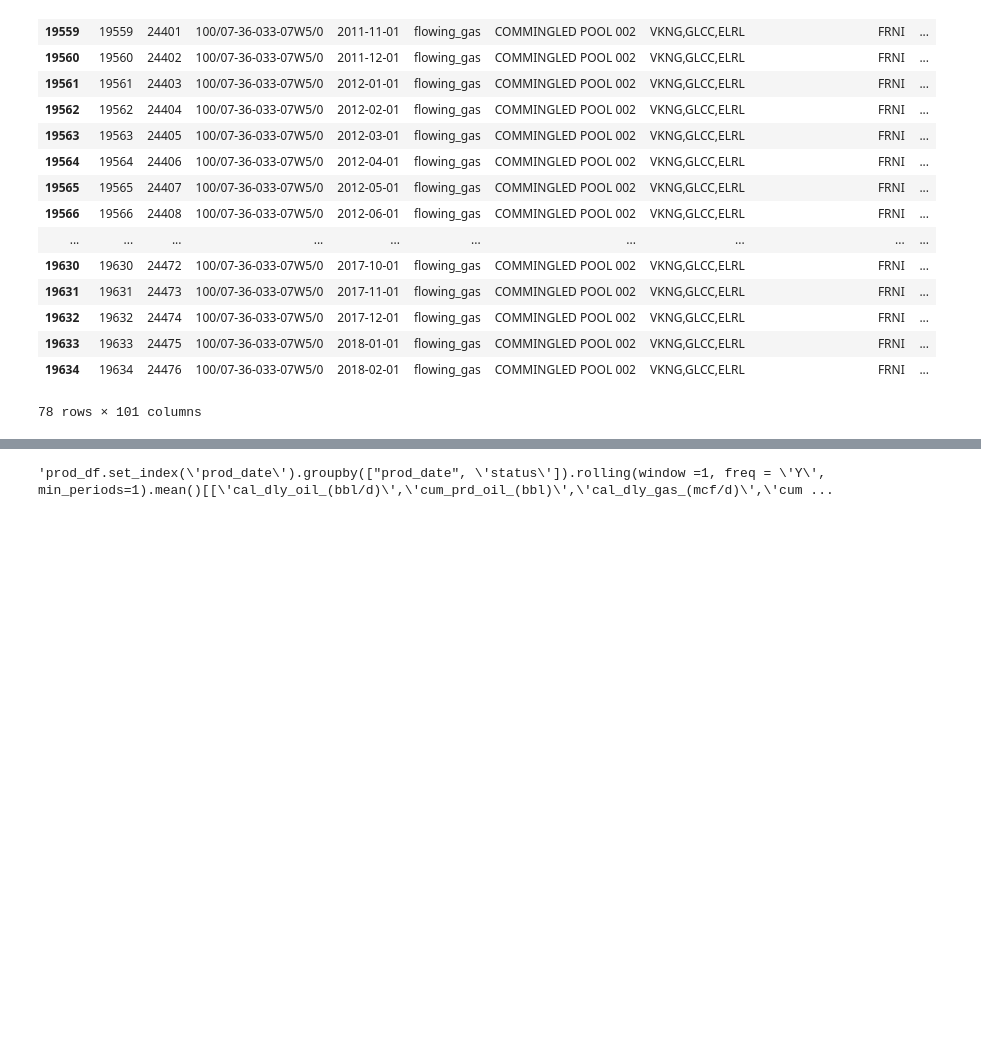
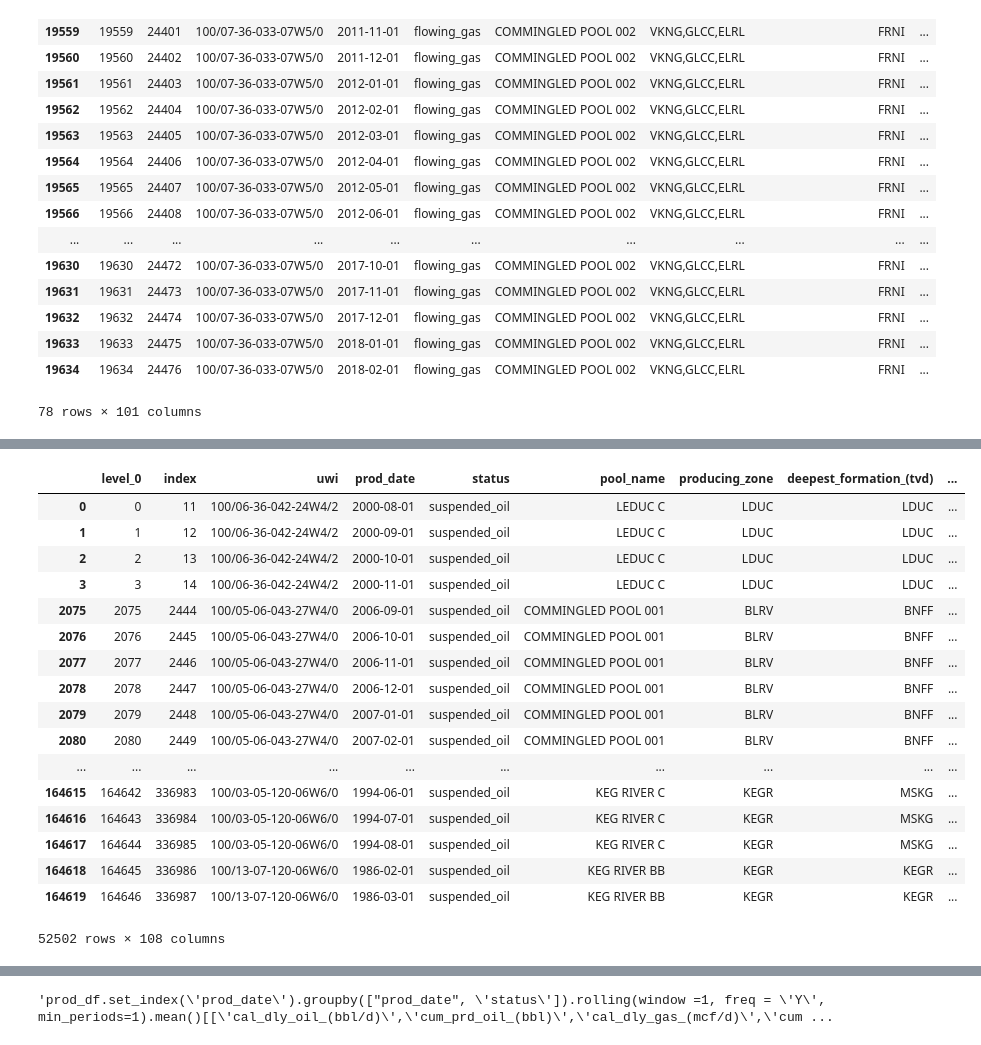
Before and after one commit to SimplifyData/Forecasting-Time-Series-with-Multiple-Seasonalities, a Jupyter notebook: Impala.ipynb, the cells around one changed output, grey strips where cells are left out. Drawn from its saved outputs; the diff is of its cells as text; code cells hidden in the pictures; blank space fills up the shorter version.

Commit message:
hot encoding status

```diff
--- a/Impala.ipynb
+++ b/Impala.ipynb
@@ -489,0 +513,21 @@ prod_df_final_test[prod_df_final_test.producing_zone_ELRL == 1 ][prod_df_final_t
+# %%
+prod_df_final_test[prod_df_final_test.status.str.contains('suspended_oil')]
+# %% [output]
+|  | level_0 | index | uwi | prod_date | status | pool_name | producing_zone | deepest_formation_(tvd) | ... |
+| 0 | 0 | 11 | 100/06-36-042-24W4/2 | 2000-08-01 | suspended_oil | LEDUC C | LDUC | LDUC | ... |
+| 1 | 1 | 12 | 100/06-36-042-24W4/2 | 2000-09-01 | suspended_oil | LEDUC C | LDUC | LDUC | ... |
+| 2 | 2 | 13 | 100/06-36-042-24W4/2 | 2000-10-01 | suspended_oil | LEDUC C | LDUC | LDUC | ... |
+| 3 | 3 | 14 | 100/06-36-042-24W4/2 | 2000-11-01 | suspended_oil | LEDUC C | LDUC | LDUC | ... |
+| 2075 | 2075 | 2444 | 100/05-06-043-27W4/0 | 2006-09-01 | suspended_oil | COMMINGLED POOL 001 | BLRV | BNFF | ... |
+| 2076 | 2076 | 2445 | 100/05-06-043-27W4/0 | 2006-10-01 | suspended_oil | COMMINGLED POOL 001 | BLRV | BNFF | ... |
+| 2077 | 2077 | 2446 | 100/05-06-043-27W4/0 | 2006-11-01 | suspended_oil | COMMINGLED POOL 001 | BLRV | BNFF | ... |
+| 2078 | 2078 | 2447 | 100/05-06-043-27W4/0 | 2006-12-01 | suspended_oil | COMMINGLED POOL 001 | BLRV | BNFF | ... |
+| 2079 | 2079 | 2448 | 100/05-06-043-27W4/0 | 2007-01-01 | suspended_oil | COMMINGLED POOL 001 | BLRV | BNFF | ... |
+| 2080 | 2080 | 2449 | 100/05-06-043-27W4/0 | 2007-02-01 | suspended_oil | COMMINGLED POOL 001 | BLRV | BNFF | ... |
+| ... | ... | ... | ... | ... | ... | ... | ... | ... | ... |
+| 164615 | 164642 | 336983 | 100/03-05-120-06W6/0 | 1994-06-01 | suspended_oil | KEG RIVER C | KEGR | MSKG | ... |
+| 164616 | 164643 | 336984 | 100/03-05-120-06W6/0 | 1994-07-01 | suspended_oil | KEG RIVER C | KEGR | MSKG | ... |
+| 164617 | 164644 | 336985 | 100/03-05-120-06W6/0 | 1994-08-01 | suspended_oil | KEG RIVER C | KEGR | MSKG | ... |
+| 164618 | 164645 | 336986 | 100/13-07-120-06W6/0 | 1986-02-01 | suspended_oil | KEG RIVER BB | KEGR | KEGR | ... |
+| 164619 | 164646 | 336987 | 100/13-07-120-06W6/0 | 1986-03-01 | suspended_oil | KEG RIVER BB | KEGR | KEGR | ... |
+52502 rows × 108 columns
```
Also changed, not shown: parts of 10 cells of this notebook.
